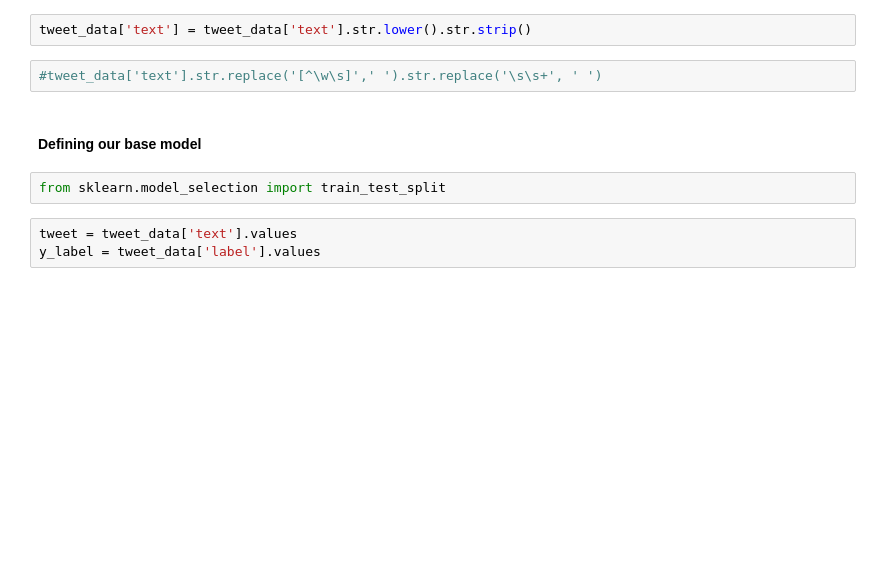
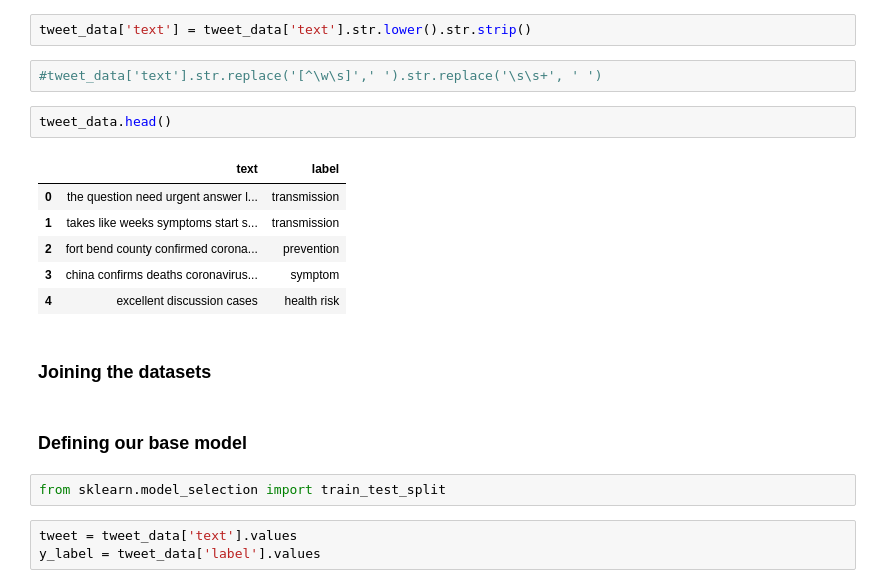
Before and after one commit to samOpare/classification-with-BERT, a Jupyter notebook: main.ipynb, the cells around one changed output. Cells and saved outputs as stored; diff of their text form; blank space fills up the shorter version.

```diff
--- a/main.ipynb
+++ b/main.ipynb
@@ -345,8 +347,19 @@ tweet_data['text'] = tweet_data.apply(stopword_remover,axis = 1)
 tweet_data['text'] = tweet_data['text'].str.lower().str.strip()
 # %%
 #tweet_data['text'].str.replace('[^\w\s]',' ').str.replace('\s\s+', ' ')
+# %%
+tweet_data.head()
+# %% [output]
+|  | text | label |
+| 0 | the question need urgent answer l... | transmission |
+| 1 | takes like weeks symptoms start s... | transmission |
+| 2 | fort bend county confirmed corona... | prevention |
+| 3 | china confirms deaths coronavirus... | symptom |
+| 4 | excellent discussion cases | health risk |
+# %% [markdown]
+### Joining the datasets
 # %% [markdown]
-####  Defining our base model
+###  Defining our base model
 # %%
 from sklearn.model_selection import train_test_split
 # %%
```
Also changed, not shown: parts of 69 cells of this notebook.
